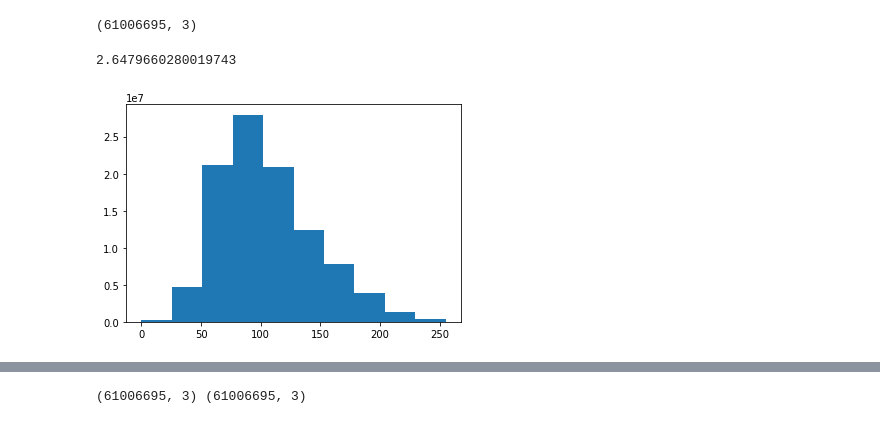
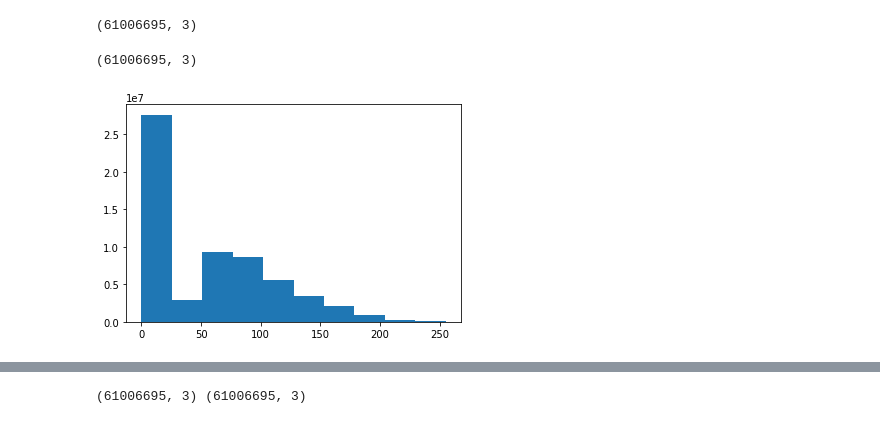
Before and after one commit to denisesenguel/image-classification, a Jupyter notebook: notebooks/k-means-segmentation.ipynb, the cells around one changed output, grey strips where cells are left out. Cells and saved outputs as stored; diff of their text form; code cells hidden in the pictures.

```diff
--- a/notebooks/k-means-segmentation.ipynb
+++ b/notebooks/k-means-segmentation.ipynb
@@ -34,20 +34,18 @@ flat_dim
 (61006695, 3)
 # %%
 # mask black pixels at margins
-zero_masked_indi = ma.masked_equal(img_flat, 0)
-nested_mask = np.column_stack([np.all(zero_masked_indi.mask, axis=1)]*flat_dim[1])
-del zero_masked_indi
+rowmask = np.all(ma.masked_equal(img_flat, 0).mask, axis = 1)
 
-img_flat_masked = ma.array(img_flat, mask=nested_mask)
+img_flat_masked = ma.array(img_flat, mask=np.column_stack([rowmask]*flat_dim[1]))
 img_flat_masked.shape
 # %% [output]
-2.6479660280019743
+(61006695, 3)
 # %%
 # look at dist of different color channels (B-0, G-1, R-2)
-plt.hist(img_prepd[~np.isnan(img_prepd)])
+plt.hist(img_flat_masked[~np.array(rowmask), 0])
 plt.show()
 # %% [output]
-[figure, old version]
+[figure, new version]
 # %%
 plt.hist(img_flat[:,0])
 plt.show()
```
Also changed, not shown: parts of 3 cells of this notebook, 1 other file.
